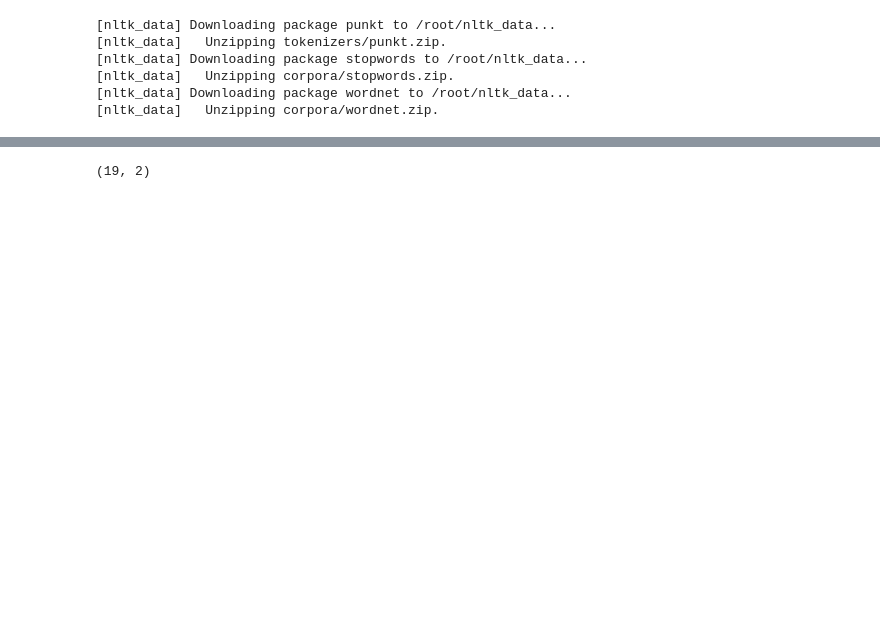
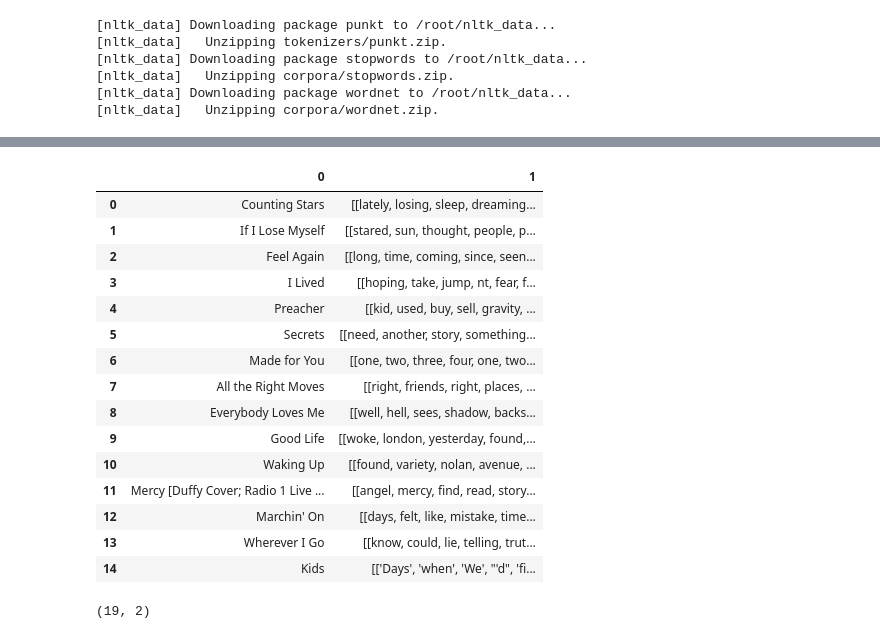
Before and after one commit to Gail529/Recommendation-system, a Jupyter notebook: preprocessing_lyrics.ipynb, the cells around one changed output, grey strips where cells are left out. Drawn from its saved outputs; the diff is of its cells as text; code cells hidden in the pictures; blank space fills up the shorter version.

```diff
--- a/preprocessing_lyrics.ipynb
+++ b/preprocessing_lyrics.ipynb
@@ -65,3 +86,22 @@ for i in range(0,13):
+# %%
+one_Re
+# %% [output]
+|  | 0 | 1 |
+| 0 | Counting Stars | [[lately, losing, sleep, dreaming... |
+| 1 | If I Lose Myself | [[stared, sun, thought, people, p... |
+| 2 | Feel Again | [[long, time, coming, since, seen... |
+| 3 | I Lived | [[hoping, take, jump, nt, fear, f... |
+| 4 | Preacher | [[kid, used, buy, sell, gravity, ... |
+| 5 | Secrets | [[need, another, story, something... |
+| 6 | Made for You | [[one, two, three, four, one, two... |
+| 7 | All the Right Moves | [[right, friends, right, places, ... |
+| 8 | Everybody Loves Me | [[well, hell, sees, shadow, backs... |
+| 9 | Good Life | [[woke, london, yesterday, found,... |
+| 10 | Waking Up | [[found, variety, nolan, avenue, ... |
+| 11 | Mercy [Duffy Cover; Radio 1 Live ... | [[angel, mercy, find, read, story... |
+| 12 | Marchin' On | [[days, felt, like, mistake, time... |
+| 13 | Wherever I Go | [[know, could, lie, telling, trut... |
+| 14 | Kids | [['Days', 'when', 'We', "'d", 'fi... |
 # %%
 cp=pd.read_csv('/content/CPlyrics.csv',header=None)
 id=pd.read_csv('/content/IDlyrics.csv',header=None)
```
Also changed, not shown: parts of 21 cells of this notebook.
